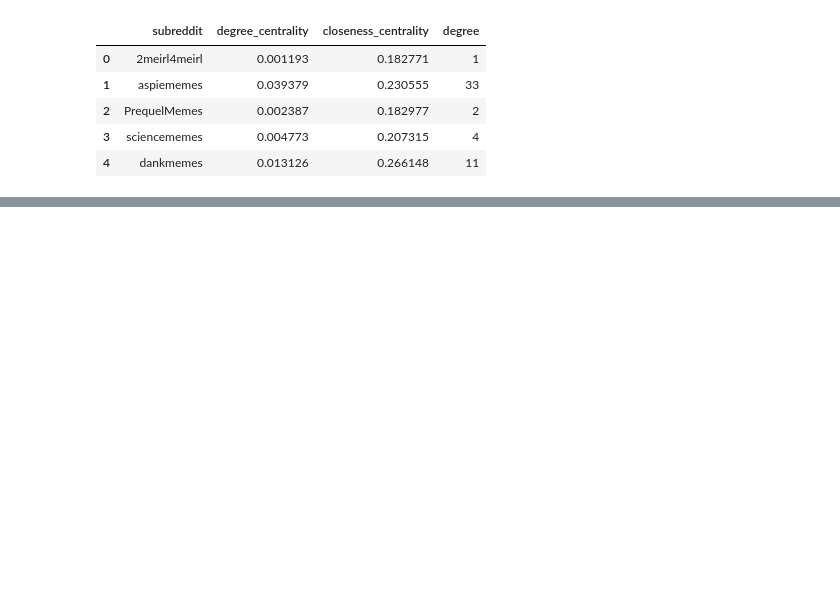
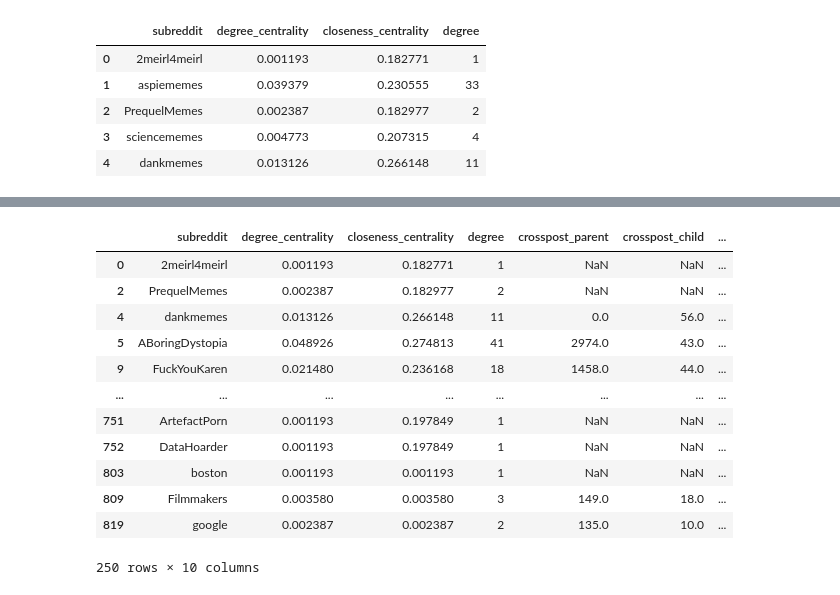
Before and after one commit to jvschlierf/networkthesis, a Jupyter notebook: Preprocessing/subs_network.ipynb, the cells around one changed output, grey strips where cells are left out. Saved outputs shown, nothing was run; the diff lists cells and outputs as text; code cells hidden in the pictures; blank space fills up the shorter version.

```diff
--- a/Preprocessing/subs_network.ipynb
+++ b/Preprocessing/subs_network.ipynb
@@ -164,0 +201,15 @@ df2.to_csv('../../Files/subs_backboned.csv')
+# %%
+import praw
+
+CLIENT_ID = '5FpjYNUrv93rDqflbNE-6w'
+CLIENT_SECRET = '5ZITWnmNd6_qCbPXDB90xmOaIMo9_w'
+USER_NAME = 'theonejay96'
+SCRIPT_NAME = 'Data\ Science\ Thesis'
+LOGIN_PASSWORD = 'vejkyz-hyBfez-4cinte'
+
+reddit =  praw.Reddit(
+    client_id= CLIENT_ID ,
+    client_secret= CLIENT_SECRET ,
+    user_agent= SCRIPT_NAME,
+    username= USER_NAME,
+    password= LOGIN_PASSWORD)
@@ -164,0 +218,12 @@ df2.to_csv('../../Files/subs_backboned.csv')
+# %%
+df3['subscribers'] = 0
+# %%
+from tqdm import tqdm
+error = 0
+for i, j in tqdm(df3.iterrows()):
+    try:
+        subreddit = reddit.subreddit(df3.loc[i]['subreddit'])
+        df3.at[i,'subscribers'] = subreddit.subscribers
+    except:
+        error += 1
+        continue
@@ -164,0 +239,19 @@ df2.to_csv('../../Files/subs_backboned.csv')
+# %%
+
+df4 = df3[df3['subscribers'] > 500000]
+# %%
+df4
+# %% [output]
+|  | subreddit | degree_centrality | closeness_centrality | degree | crosspost_parent | crosspost_child | ... |
+| 0 | 2meirl4meirl | 0.001193 | 0.182771 | 1 | NaN | NaN | ... |
+| 2 | PrequelMemes | 0.002387 | 0.182977 | 2 | NaN | NaN | ... |
+| 4 | dankmemes | 0.013126 | 0.266148 | 11 | 0.0 | 56.0 | ... |
+| 5 | ABoringDystopia | 0.048926 | 0.274813 | 41 | 2974.0 | 43.0 | ... |
+| 9 | FuckYouKaren | 0.021480 | 0.236168 | 18 | 1458.0 | 44.0 | ... |
+| ... | ... | ... | ... | ... | ... | ... | ... |
+| 751 | ArtefactPorn | 0.001193 | 0.197849 | 1 | NaN | NaN | ... |
+| 752 | DataHoarder | 0.001193 | 0.197849 | 1 | NaN | NaN | ... |
+| 803 | boston | 0.001193 | 0.001193 | 1 | NaN | NaN | ... |
+| 809 | Filmmakers | 0.003580 | 0.003580 | 3 | 149.0 | 18.0 | ... |
+| 819 | google | 0.002387 | 0.002387 | 2 | 135.0 | 10.0 | ... |
+250 rows × 10 columns
```
Also changed, not shown: parts of 24 cells of this notebook, 3 other files.
